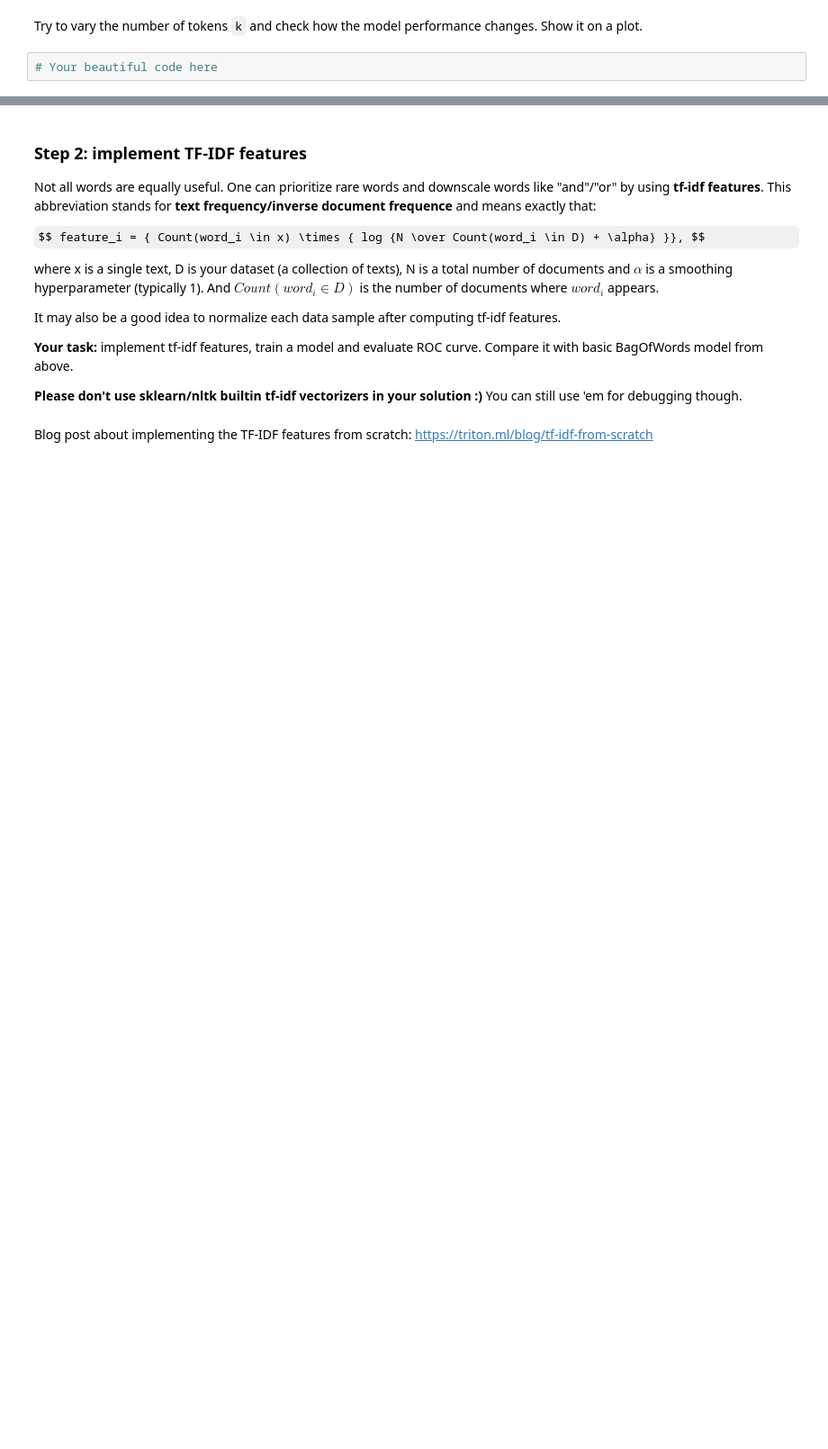
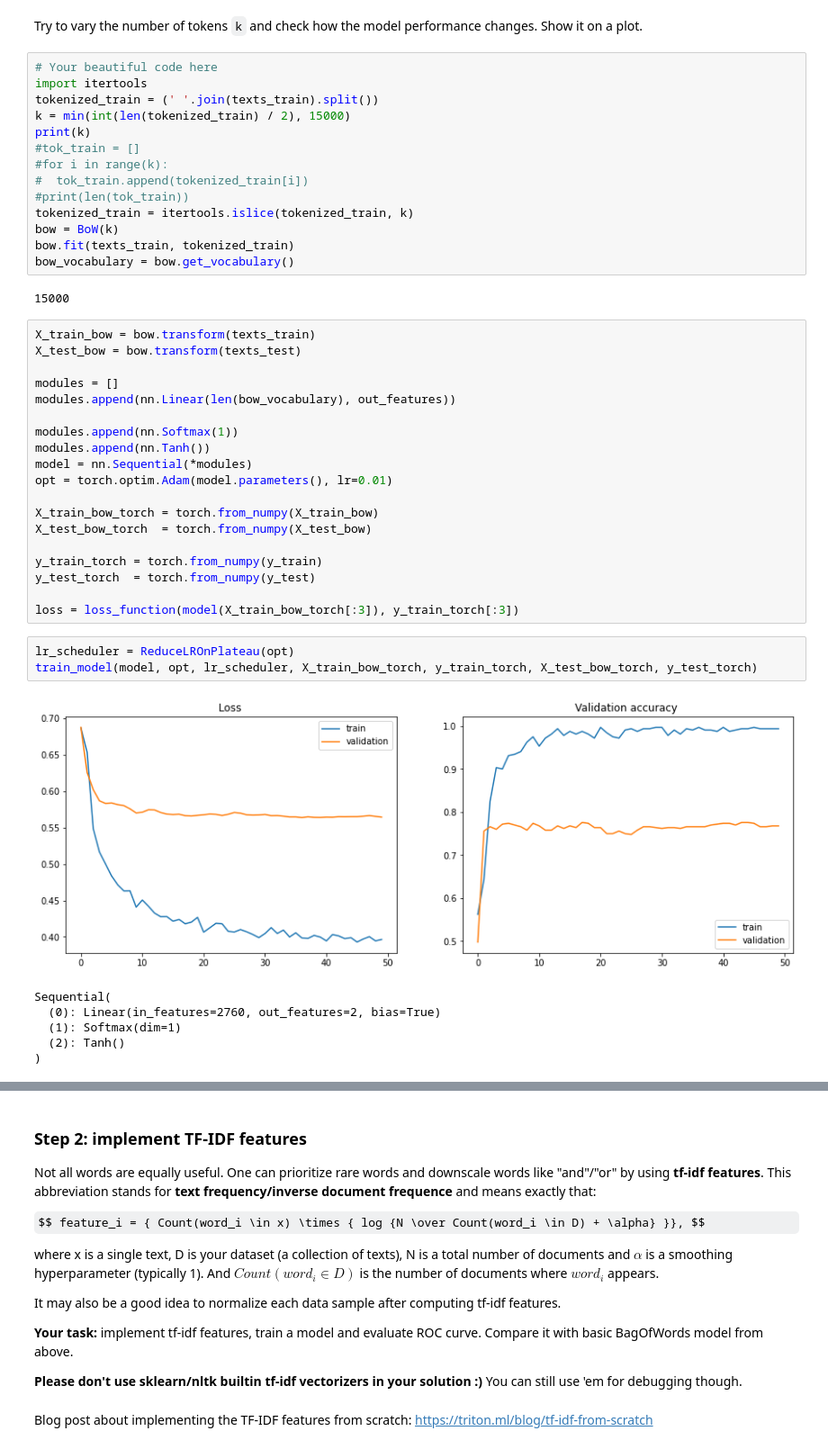
Before and after one commit to SokolovVadim/ml-mipt, a Jupyter notebook: homework/assignment1/assignment1_01_Word_Vectors.ipynb, the cells around one changed output, grey strips where cells are left out. Shown at 90% size. Cells and saved outputs as stored; diff of their text form; some formulas as TeX source; blank space fills up the shorter version.

```diff
--- a/homework/assignment1/assignment1_01_Word_Vectors.ipynb
+++ b/homework/assignment1/assignment1_01_Word_Vectors.ipynb
@@ -507,4 +506,47 @@ plt.grid()
 # %% [markdown]
 Try to vary the number of tokens `k` and check how the model performance changes. Show it on a plot.
-# %%
-# Your beautiful code here
+# %%
+# Your beautiful code here
+import itertools
+tokenized_train = (' '.join(texts_train).split())
+k = min(int(len(tokenized_train) / 2), 15000)
+print(k)
+#tok_train = []
+#for i in range(k):
+#  tok_train.append(tokenized_train[i])
+#print(len(tok_train))
+tokenized_train = itertools.islice(tokenized_train, k)
+bow = BoW(k)
+bow.fit(texts_train, tokenized_train)
+bow_vocabulary = bow.get_vocabulary()
+# %% [output]
+15000
+# %%
+X_train_bow = bow.transform(texts_train)
+X_test_bow = bow.transform(texts_test)
+
+modules = []
+modules.append(nn.Linear(len(bow_vocabulary), out_features))
+
+modules.append(nn.Softmax(1))
+modules.append(nn.Tanh())
+model = nn.Sequential(*modules)
+opt = torch.optim.Adam(model.parameters(), lr=0.01)
+
+X_train_bow_torch = torch.from_numpy(X_train_bow)
+X_test_bow_torch  = torch.from_numpy(X_test_bow)
+
+y_train_torch = torch.from_numpy(y_train)
+y_test_torch  = torch.from_numpy(y_test)
+
+loss = loss_function(model(X_train_bow_torch[:3]), y_train_torch[:3])
+# %%
+lr_scheduler = ReduceLROnPlateau(opt)
+train_model(model, opt, lr_scheduler, X_train_bow_torch, y_train_torch, X_test_bow_torch, y_test_torch)
+# %% [output]
+[figure, added]
+Sequential(
+  (0): Linear(in_features=2760, out_features=2, bias=True)
+  (1): Softmax(dim=1)
+  (2): Tanh()
+)
```
Also changed, not shown: parts of 9 cells of this notebook, 1 other file.
